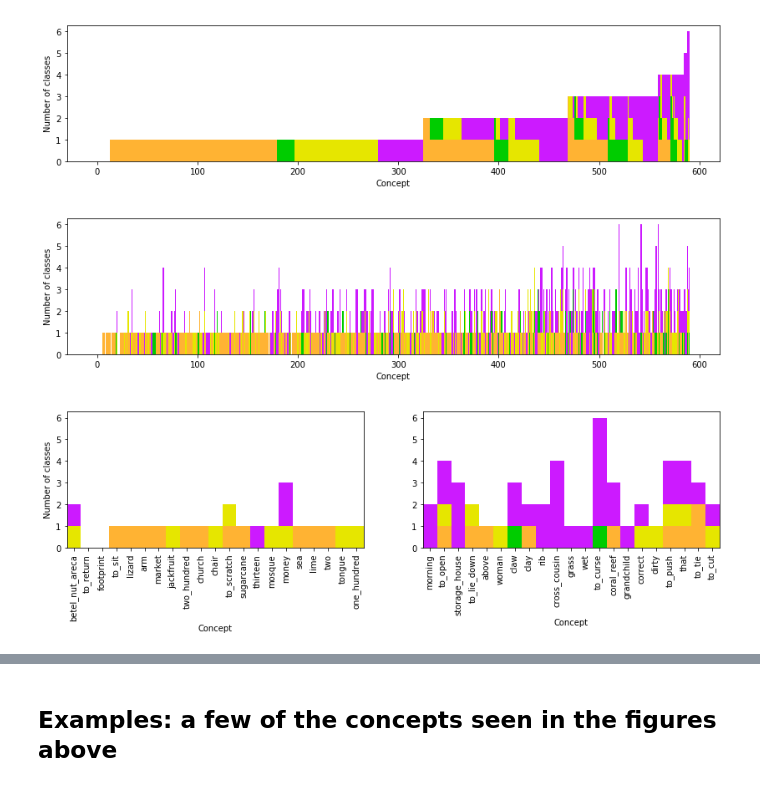
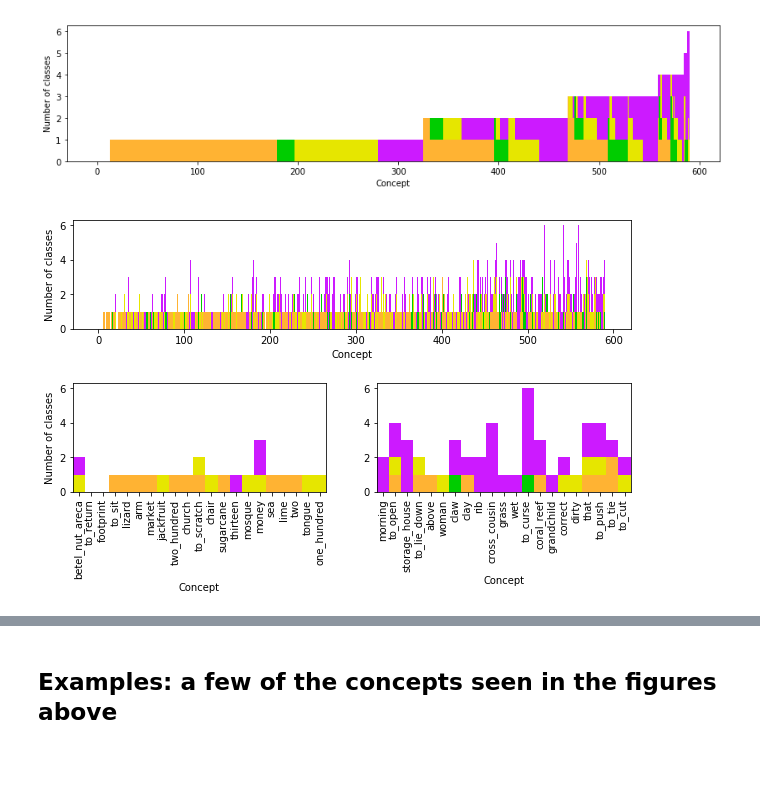
Before and after one commit to xrotwang/lexirumah-data, a Jupyter notebook: analyses/AnalyzeAlorese.ipynb, the cells around one changed output, grey strips where cells are left out. Drawn from its saved outputs; the diff is of its cells as text; code cells hidden in the pictures; blank space fills up the shorter version.

Commit message:
Generate figures as in article

```diff
--- a/analyses/AnalyzeAlorese.ipynb
+++ b/analyses/AnalyzeAlorese.ipynb
@@ -253,26 +253,30 @@ _ = genomestyle(4, order=None)
 _ = genomestyle(0, order=None)
 # %% [output]
 [figure]
-# %%
-_ = genomestyle(0, order=order)
-pyplot.savefig("Fig7A.pdf")
-# %% [output]
-[figure, removed]
 # %%
+pyplot.subplot2grid((2, 2), (0, 0), colspan=2)
+
+_ = genomestyle(0, order=order)
+
 concepts_in_order = [concepts[o] for o in order]
 
-pyplot.subplot(1,2,1)
+pyplot.subplot2grid((2, 2), (1, 0))
 _ = genomestyle(0, order=order)
 pyplot.xticks(range(len(concepts)), concepts_in_order, rotation='vertical')
 pyplot.xlim(19.5, 40.5)
-pyplot.subplot(1,2,2)
+
+pyplot.subplot2grid((2, 2), (1, 1))
 _ = genomestyle(0, order=order)
 pyplot.xticks(range(len(concepts)), concepts_in_order, rotation='vertical')
 pyplot.xlim(529.5, 550.5)
 pyplot.ylabel("")
-pyplot.savefig("Fig7BC.pdf")
+
+pyplot.gcf().set_size_inches((10, 5))
+pyplot.subplots_adjust(hspace=0.5)
+
+pyplot.savefig("Fig7.eps", format='eps', dpi=600)
 # %% [output]
-[figure, old version]
+[figure, new version]
 # %%
 _ = genomestyle(0, order=order)
 pyplot.xticks(range(len(concepts)), concepts_in_order, rotation='vertical')
```
Also changed, not shown: parts of 8 cells of this notebook.
